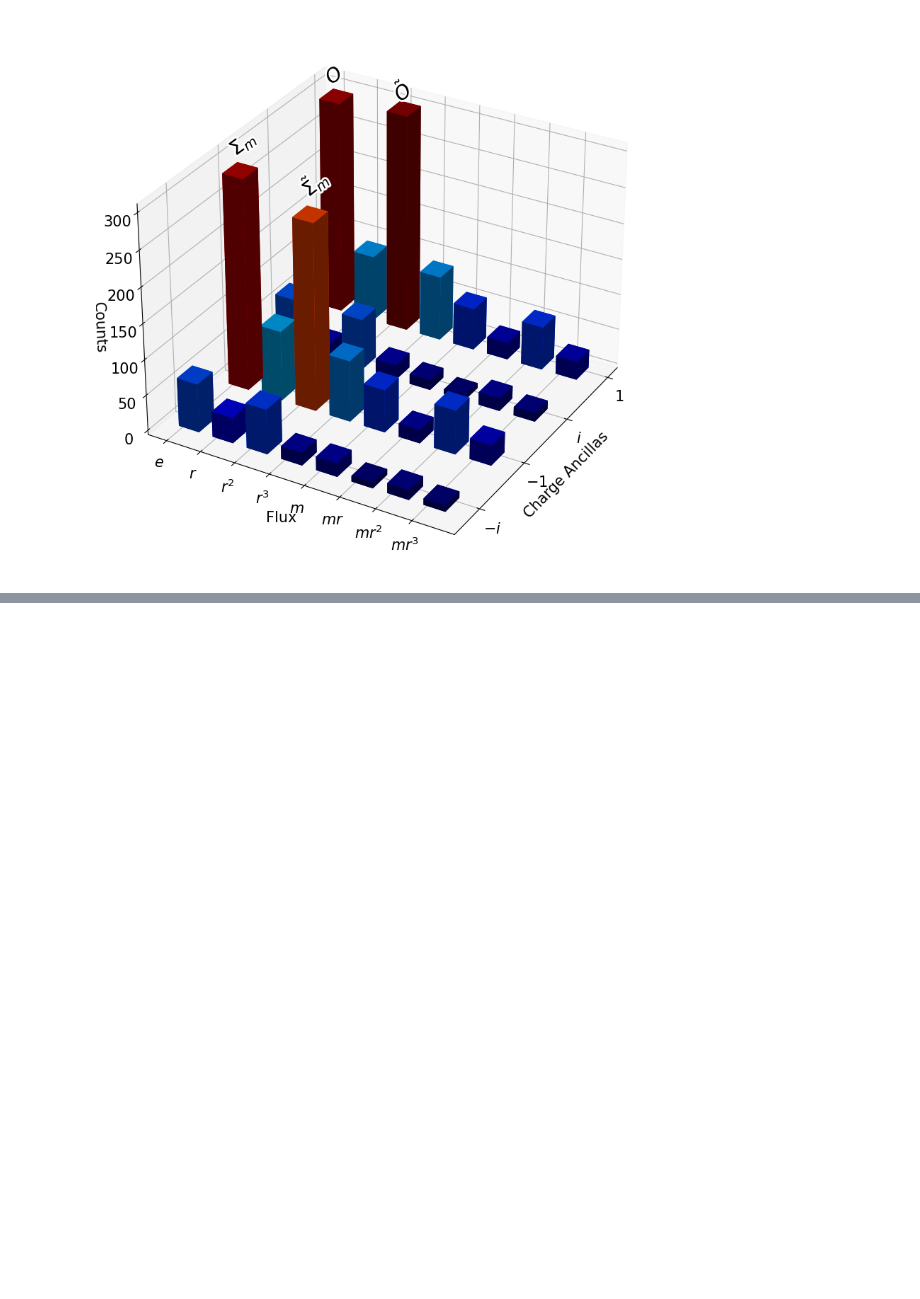
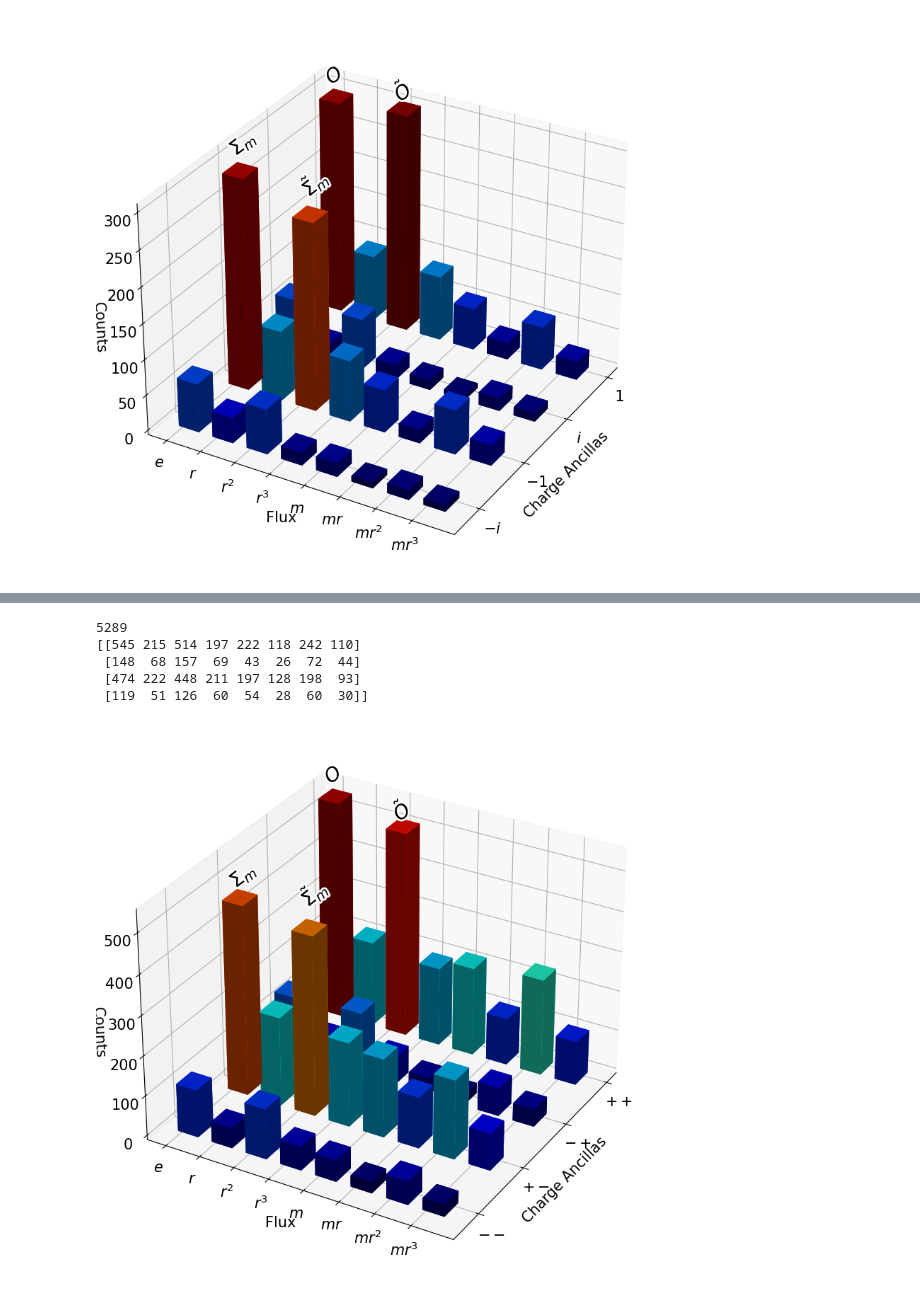
Before and after one commit to DaanTimmers/kitaevsim, a Jupyter notebook: Quantum double/data_visualisation(final).ipynb, the cells around one changed output, grey strips where cells are left out. Cells and saved outputs as stored; diff of their text form; code cells hidden in the pictures; blank space fills up the shorter version.

```diff
--- a/Quantum double/data_visualisation(final).ipynb
+++ b/Quantum double/data_visualisation(final).ipynb
@@ -411,0 +417,75 @@ plt.show()
+# %%
+results = np.array(results_mr)
+results = results.T # for some runs, not all
+print(results.sum().sum())
+print(results)
+results.size
+results = (results).reshape([results.size])
+
+charge_mmt_res = ['$+ +$','$- +$','$+ -$','$- -$']
+charge_mmt_res_num = [0, 1, 2, 3]
+g_lab_num = [0,1,2,3,4,5,6,7]
+mindex_num = list(itertools.product(charge_mmt_res_num, g_lab_num))
+mindex = list(itertools.product(charge_mmt_res, g_lab))
+index = pd.MultiIndex.from_tuples(mindex, names=['charge ancillas', 'flux'])
+df = pd.DataFrame({'Counts':results}, index= index)
+
+x = [list(t) for t in zip(*mindex_num)][0]
+y = [list(t) for t in zip(*mindex_num)][1]
+x_lab = [list(t) for t in zip(*mindex)][0]
+y_lab = [list(t) for t in zip(*mindex)][1]
+z = results
+bottom = np.zeros_like(z)
+width = 0.3
+depth = width*2
+
+a = lambda i: charge_mmt_res[i]
+
+# setup the figure and axes
+fig = plt.figure(figsize=(10,10))
+ax1 = fig.add_subplot(111, projection='3d')
+
+plt.rc('font', size=15)
+
+cmap = cm.get_cmap('jet') # Get desired colormap - you can change this!
+max_height = np.max(z)   # get range of colorbars so we can normalize
+min_height = np.min(z)
+# scale each z to [0,1], and get their rgb values
+rgba = [cmap((k-min_height)/max_height) for k in z]
+
+ax1.bar3d(x, y, bottom, width, depth, z, color=rgba)
+#surf = ax1.plot_surface(np.array(x).reshape(4,8), np.array(y).reshape(4,8), z.reshape(4,8), cmap=cm.coolwarm, linewidth=0, antialiased=False)
+
+ax1.set_xlabel('Charge Ancillas')
+ax1.set_ylabel('Flux')
+ax1.set_zlabel('Counts')
+
+ax1.set_xticks(charge_mmt_res_num)
+ax1.set_xticklabels(charge_mmt_res)
+ax1.set_yticks(g_lab_num)
+ax1.set_yticklabels(g_lab)
+
+import matplotlib.patheffects as pe
+ax1.text(0,-1/3,550, r'$O$', (1,0,0), size= 20,
+color= 'black',
+path_effects=[pe.withStroke(linewidth=4, foreground="white")])
+ax1.text(0,2-1/3,500, r'$\tilde{O}$', (1,0,0), size= 20,
+color= 'black',
+path_effects=[pe.withStroke(linewidth=4, foreground="white")])
+ax1.text(2,-1/3,470, r'$\Sigma_{m}$', (1,0,0), size= 20,
+color= 'black',
+path_effects=[pe.withStroke(linewidth=4, foreground="white")])
+ax1.text(2,2-1/3,470, r'$\tilde{\Sigma}_{m}$', (1,0,0), size= 20,
+color= 'black',
+path_effects=[pe.withStroke(linewidth=4, foreground="white")])
+
+ax1.view_init(elev=30, azim=30)
+plt.savefig('basket_mr.png', dpi=300)
+plt.show()
+# %% [output]
+5289
+[[545 215 514 197 222 118 242 110]
+ [148  68 157  69  43  26  72  44]
+ [474 222 448 211 197 128 198  93]
+ [119  51 126  60  54  28  60  30]]
+[figure, added]
```
Also changed, not shown: parts of 6 cells of this notebook.
